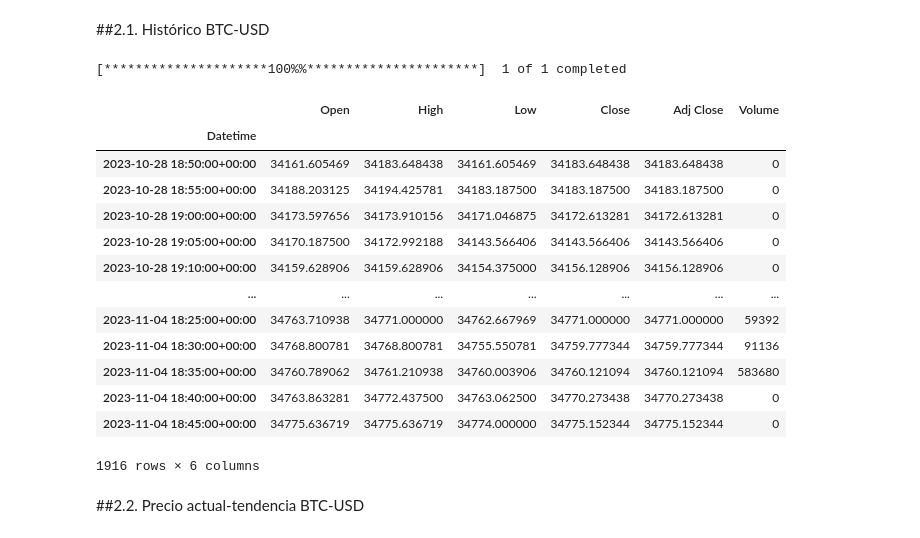
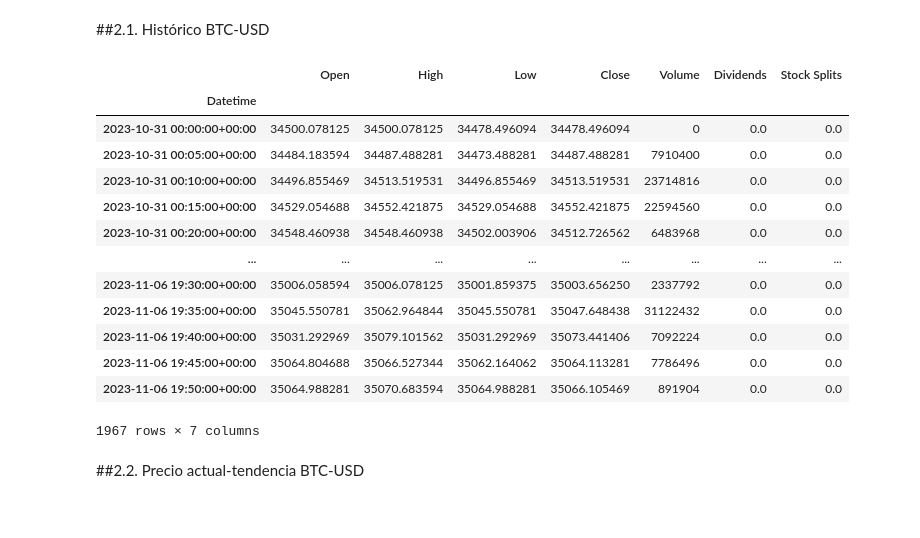
Before and after one commit to geeorgebixleer/robot-trading-BTC-USD, a Jupyter notebook: robot_trading_BTC_USD.ipynb, the cells around one changed output. Cells and saved outputs as stored; diff of their text form; code cells hidden in the pictures.

```diff
--- a/robot_trading_BTC_USD.ipynb
+++ b/robot_trading_BTC_USD.ipynb
@@ -44,26 +44,25 @@ global df_bitcoin, df_bitcoin_limpio, precio_actual, tendencia, media_bitcoin,
 # %%
 def importar_base_bitcoin():
   global df_bitcoin, df_bitcoin_limpio, precio_actual, tendencia, media_bitcoin,  algoritmo_decision
-  df_bitcoin = yf.download("BTC-USD", period="1wk", interval = "5m")
+  df_bitcoin = yf.Ticker("BTC-USD"). history(period='7d', interval='5m')
   df_bitcoin = pd.DataFrame(df_bitcoin)
   return df_bitcoin
 importar_base_bitcoin()
 # %% [output]
+|  | Open | High | Low | Close | Volume | Dividends | Stock Splits |
+| Datetime |  |  |  |  |  |  |  |
+| 2023-10-31 00:00:00+00:00 | 34500.078125 | 34500.078125 | 34478.496094 | 34478.496094 | 0 | 0.0 | 0.0 |
+| 2023-10-31 00:05:00+00:00 | 34484.183594 | 34487.488281 | 34473.488281 | 34487.488281 | 7910400 | 0.0 | 0.0 |
+| 2023-10-31 00:10:00+00:00 | 34496.855469 | 34513.519531 | 34496.855469 | 34513.519531 | 23714816 | 0.0 | 0.0 |
+| 2023-10-31 00:15:00+00:00 | 34529.054688 | 34552.421875 | 34529.054688 | 34552.421875 | 22594560 | 0.0 | 0.0 |
+| 2023-10-31 00:20:00+00:00 | 34548.460938 | 34548.460938 | 34502.003906 | 34512.726562 | 6483968 | 0.0 | 0.0 |
+| ... | ... | ... | ... | ... | ... | ... | ... |
+| 2023-11-06 19:30:00+00:00 | 35006.058594 | 35006.078125 | 35001.859375 | 35003.656250 | 2337792 | 0.0 | 0.0 |
+| 2023-11-06 19:35:00+00:00 | 35045.550781 | 35062.964844 | 35045.550781 | 35047.648438 | 31122432 | 0.0 | 0.0 |
+| 2023-11-06 19:40:00+00:00 | 35031.292969 | 35079.101562 | 35031.292969 | 35073.441406 | 7092224 | 0.0 | 0.0 |
+| 2023-11-06 19:45:00+00:00 | 35064.804688 | 35066.527344 | 35062.164062 | 35064.113281 | 7786496 | 0.0 | 0.0 |
+| 2023-11-06 19:50:00+00:00 | 35064.988281 | 35070.683594 | 35064.988281 | 35066.105469 | 891904 | 0.0 | 0.0 |
-[*********************100%%**********************]  1 of 1 completed
+1967 rows × 7 columns
-|  | Open | High | Low | Close | Adj Close | Volume |
-| Datetime |  |  |  |  |  |  |
-| 2023-10-28 18:50:00+00:00 | 34161.605469 | 34183.648438 | 34161.605469 | 34183.648438 | 34183.648438 | 0 |
-| 2023-10-28 18:55:00+00:00 | 34188.203125 | 34194.425781 | 34183.187500 | 34183.187500 | 34183.187500 | 0 |
-| 2023-10-28 19:00:00+00:00 | 34173.597656 | 34173.910156 | 34171.046875 | 34172.613281 | 34172.613281 | 0 |
-| 2023-10-28 19:05:00+00:00 | 34170.187500 | 34172.992188 | 34143.566406 | 34143.566406 | 34143.566406 | 0 |
-| 2023-10-28 19:10:00+00:00 | 34159.628906 | 34159.628906 | 34154.375000 | 34156.128906 | 34156.128906 | 0 |
-| ... | ... | ... | ... | ... | ... | ... |
-| 2023-11-04 18:25:00+00:00 | 34763.710938 | 34771.000000 | 34762.667969 | 34771.000000 | 34771.000000 | 59392 |
-| 2023-11-04 18:30:00+00:00 | 34768.800781 | 34768.800781 | 34755.550781 | 34759.777344 | 34759.777344 | 91136 |
-| 2023-11-04 18:35:00+00:00 | 34760.789062 | 34761.210938 | 34760.003906 | 34760.121094 | 34760.121094 | 583680 |
-| 2023-11-04 18:40:00+00:00 | 34763.863281 | 34772.437500 | 34763.062500 | 34770.273438 | 34770.273438 | 0 |
-| 2023-11-04 18:45:00+00:00 | 34775.636719 | 34775.636719 | 34774.000000 | 34775.152344 | 34775.152344 | 0 |
-1916 rows × 6 columns
 # %% [markdown]
 ##2.2. Precio actual-tendencia BTC-USD
 # %%
```
Also changed, not shown: parts of 3 cells of this notebook.
